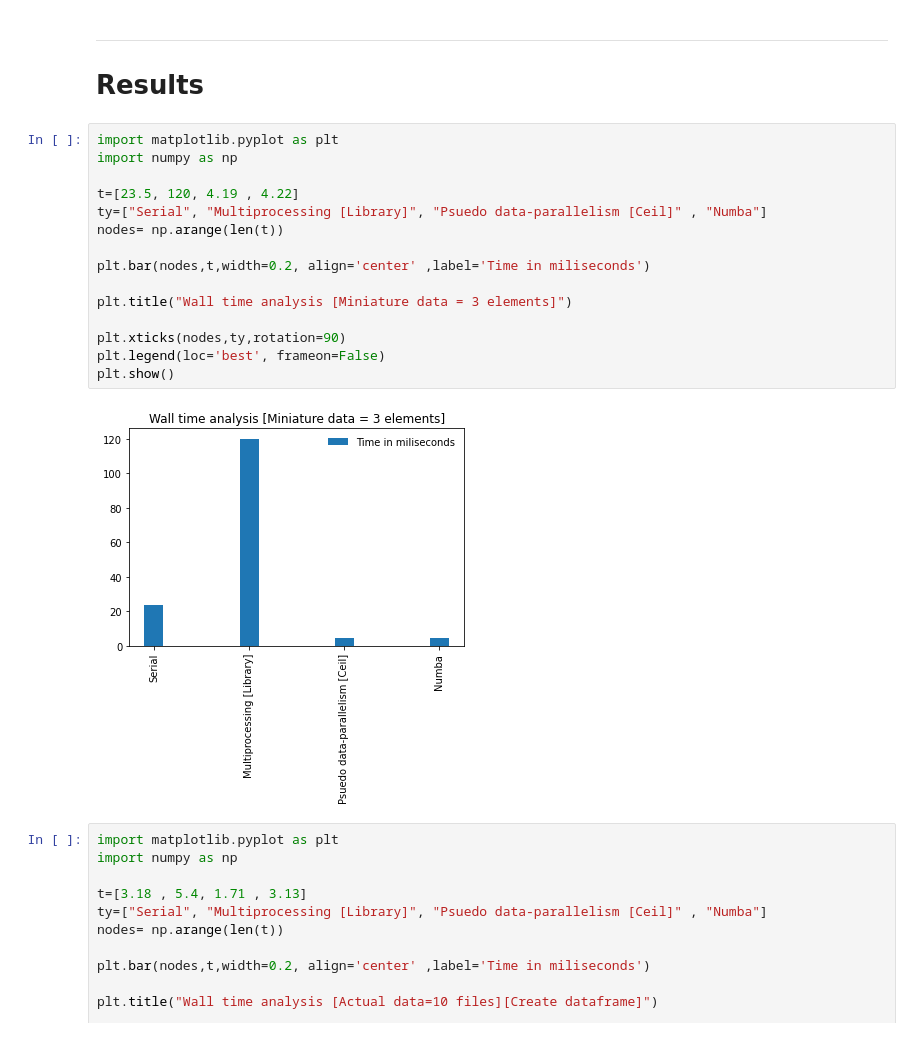
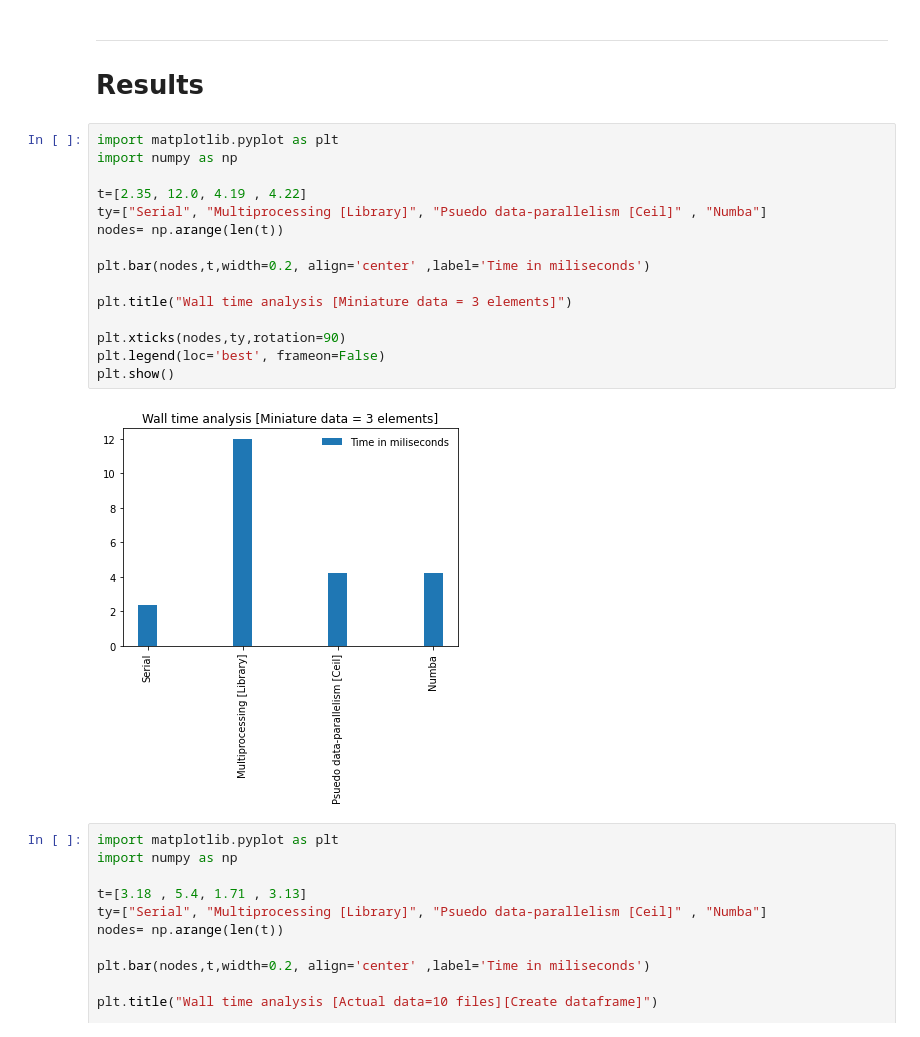
Before and after one commit to arindamkeswani/RePlicate, a Jupyter notebook: RePlicate_(HPC_Project).ipynb, the cells around one changed output. Drawn from its saved outputs; the diff is of its cells as text.

```diff
--- a/RePlicate_(HPC_Project).ipynb
+++ b/RePlicate_(HPC_Project).ipynb
@@ -424,20 +424,20 @@ df_res2
 # %%
 import matplotlib.pyplot as plt
 import numpy as np
 
-t=[23.5, 120, 4.19 , 4.22]
+t=[2.35, 12.0, 4.19 , 4.22]
 ty=["Serial", "Multiprocessing [Library]", "Psuedo data-parallelism [Ceil]" , "Numba"]
 nodes= np.arange(len(t))
 
 plt.bar(nodes,t,width=0.2, align='center' ,label='Time in miliseconds')
 
 plt.title("Wall time analysis [Miniature data = 3 elements]")
 
 plt.xticks(nodes,ty,rotation=90)
 plt.legend(loc='best', frameon=False)
 plt.show()
 # %% [output]
-[figure, old version]
+[figure, new version]
 # %%
 import matplotlib.pyplot as plt
 import numpy as np
```
Also changed, not shown: parts of 3 cells of this notebook.
